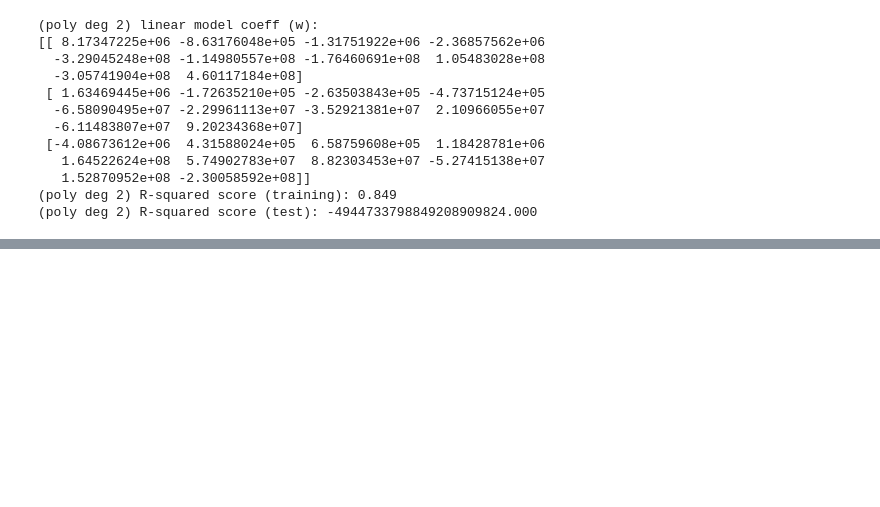
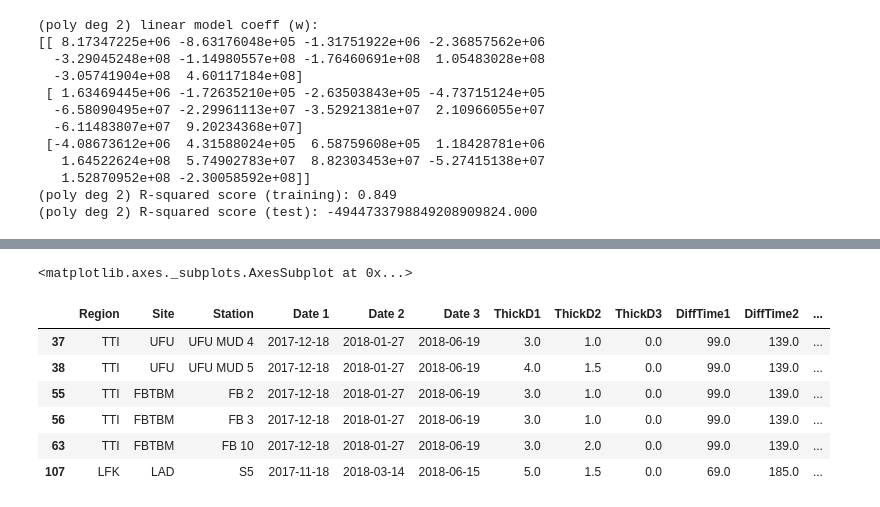
Before and after one commit to cjeffr/MachineLearningIrma, a Jupyter notebook: Lin_poly_reg.ipynb, the cells around one changed output, grey strips where cells are left out. Cells and saved outputs as stored; diff of their text form; code cells hidden in the pictures; blank space fills up the shorter version.

```diff
--- a/Lin_poly_reg.ipynb
+++ b/Lin_poly_reg.ipynb
@@ -176,0 +186,9 @@ PolynomialFeatures?
+# %%
+# plt.figure()
+x2_axis = df['ThickD2']
+x2_axis.hist(bins=4)
+
+x3_axis = df['ThickD3']
+x3_axis.hist(bins=4)
+# %% [output]
+<matplotlib.axes._subplots.AxesSubplot at 0x...>
@@ -176,0 +198,17 @@ PolynomialFeatures?
+# %%
+df1 = df.copy()
+msk = df1.where(
+        (df1.ThickD1 >= 3) & (df1.ThickD1 <= 6)
+        & (df1.ThickD2 <= 2) & (df1.ThickD3 <= 1.2))
+
+msk1 = msk.drop(['Lat', 'Lon'], axis=1)
+msk1 = msk1.dropna()
+msk1
+# %% [output]
+|  | Region | Site | Station | Date 1 | Date 2 | Date 3 | ThickD1 | ThickD2 | ThickD3 | DiffTime1 | DiffTime2 | ... |
+| 37 | TTI | UFU | UFU MUD 4 | 2017-12-18 | 2018-01-27 | 2018-06-19 | 3.0 | 1.0 | 0.0 | 99.0 | 139.0 | ... |
+| 38 | TTI | UFU | UFU MUD 5 | 2017-12-18 | 2018-01-27 | 2018-06-19 | 4.0 | 1.5 | 0.0 | 99.0 | 139.0 | ... |
+| 55 | TTI | FBTBM | FB 2 | 2017-12-18 | 2018-01-27 | 2018-06-19 | 3.0 | 1.0 | 0.0 | 99.0 | 139.0 | ... |
+| 56 | TTI | FBTBM | FB 3 | 2017-12-18 | 2018-01-27 | 2018-06-19 | 3.0 | 1.0 | 0.0 | 99.0 | 139.0 | ... |
+| 63 | TTI | FBTBM | FB 10 | 2017-12-18 | 2018-01-27 | 2018-06-19 | 3.0 | 2.0 | 0.0 | 99.0 | 139.0 | ... |
+| 107 | LFK | LAD | S5 | 2017-11-18 | 2018-03-14 | 2018-06-15 | 5.0 | 1.5 | 0.0 | 69.0 | 185.0 | ... |
```
Also changed, not shown: parts of 33 cells of this notebook.
